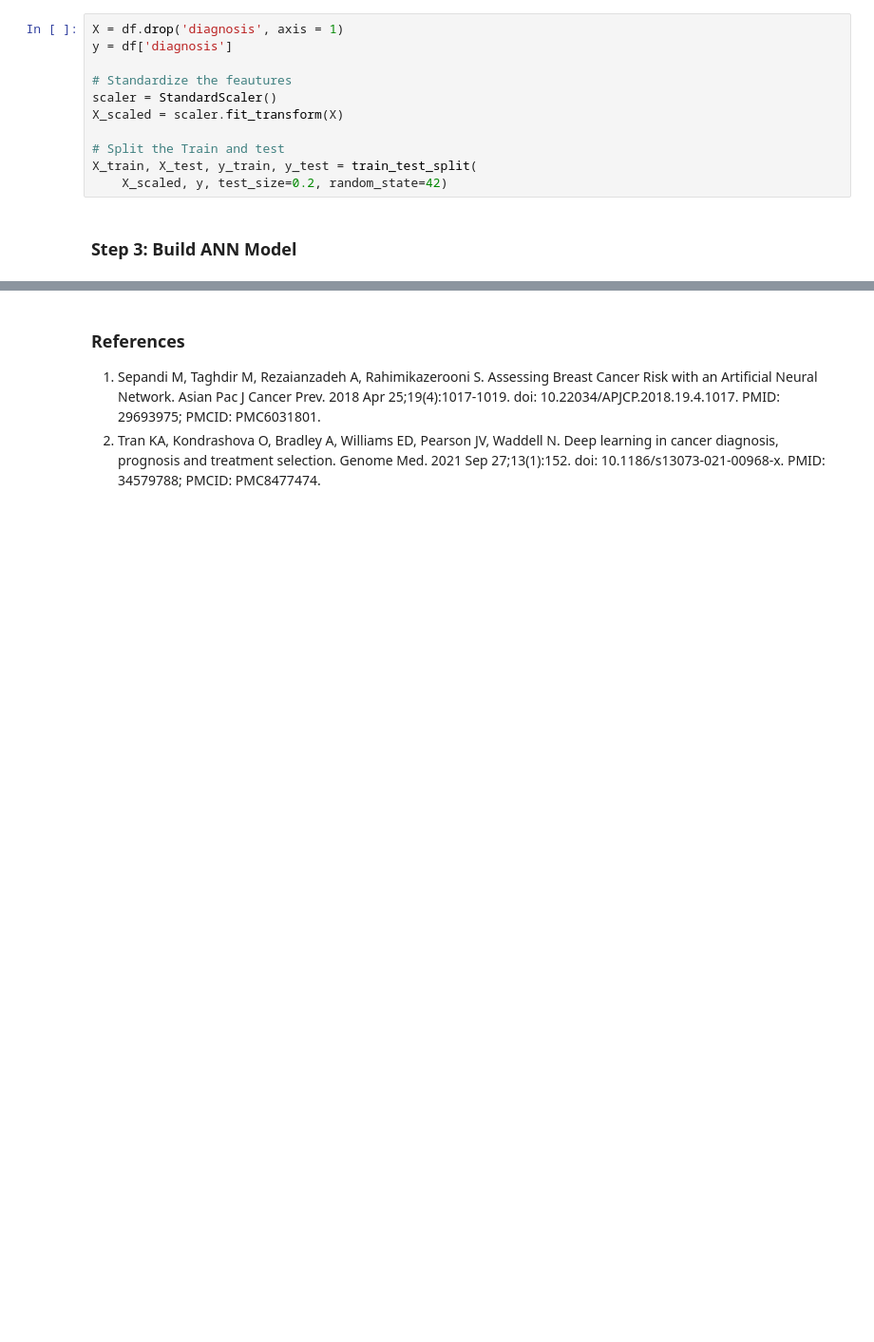
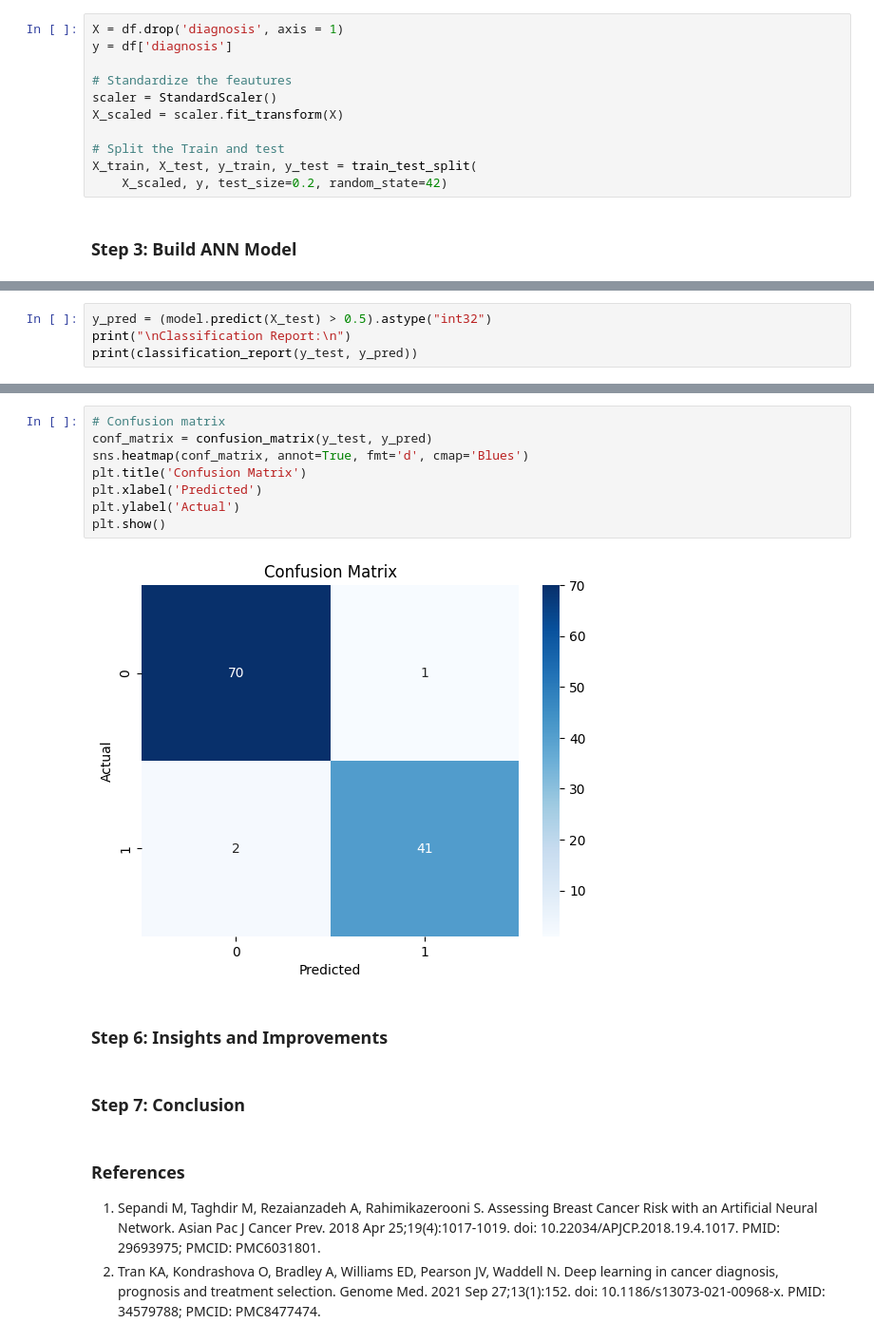
Before and after one commit to MugoDom/cancer-diagnosis-ANN, a Jupyter notebook: notebooks/Cancer_diagnosis_ANN.ipynb, the cells around one changed output, grey strips where cells are left out. Shown: that part at 95% size. Drawn from its saved outputs; the diff is of its cells as text; blank space fills up the shorter version.

```diff
--- a/notebooks/Cancer_diagnosis_ANN.ipynb
+++ b/notebooks/Cancer_diagnosis_ANN.ipynb
@@ -129,0 +181,4 @@ X_train, X_test, y_train, y_test = train_test_split(
+# %%
+y_pred = (model.predict(X_test) > 0.5).astype("int32")
+print("\nClassification Report:\n")
+print(classification_report(y_test, y_pred))
@@ -130,3 +198,17 @@ X_train, X_test, y_train, y_test = train_test_split(
+# %%
+# Confusion matrix
+conf_matrix = confusion_matrix(y_test, y_pred)
+sns.heatmap(conf_matrix, annot=True, fmt='d', cmap='Blues')
+plt.title('Confusion Matrix')
+plt.xlabel('Predicted')
+plt.ylabel('Actual')
+plt.show()
+# %% [output]
+[figure, added]
+# %% [markdown]
+### Step 6: Insights and Improvements
+# %% [markdown]
+### Step 7: Conclusion
 # %% [markdown]
 ### References
 1. Sepandi M, Taghdir M, Rezaianzadeh A, Rahimikazerooni S. Assessing Breast Cancer Risk with an Artificial Neural Network. Asian Pac J Cancer Prev. 2018 Apr 25;19(4):1017-1019. doi: 10.22034/APJCP.2018.19.4.1017. PMID: 29693975; PMCID: PMC6031801.
```
Also changed, not shown: parts of 7 cells of this notebook.
